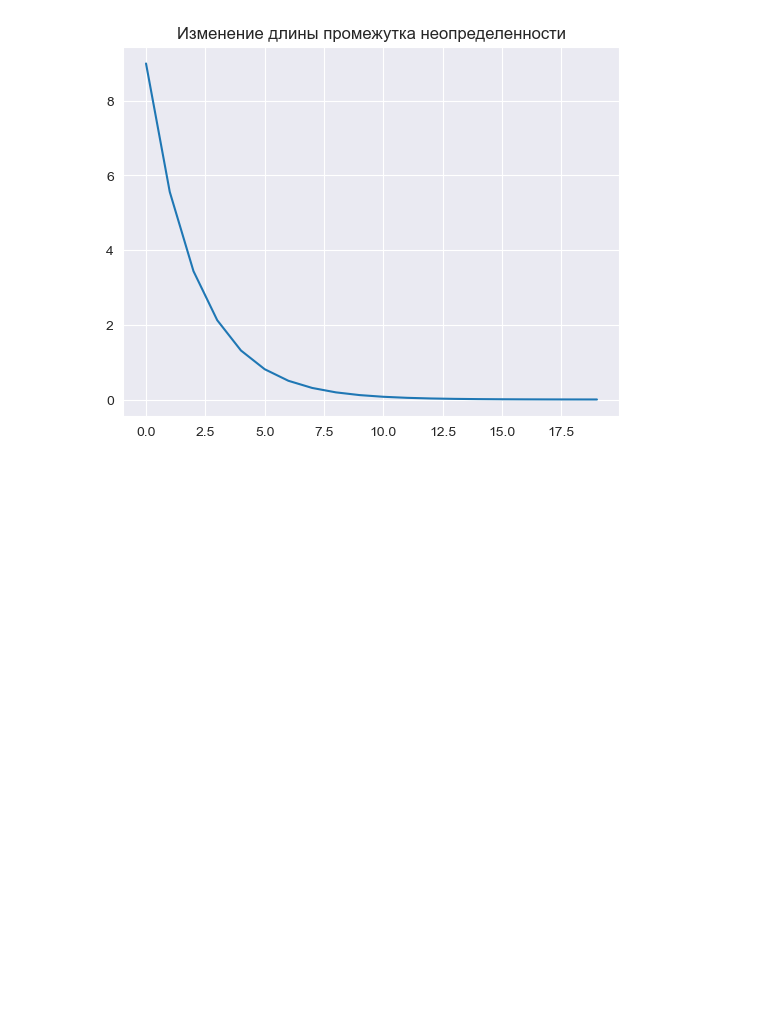
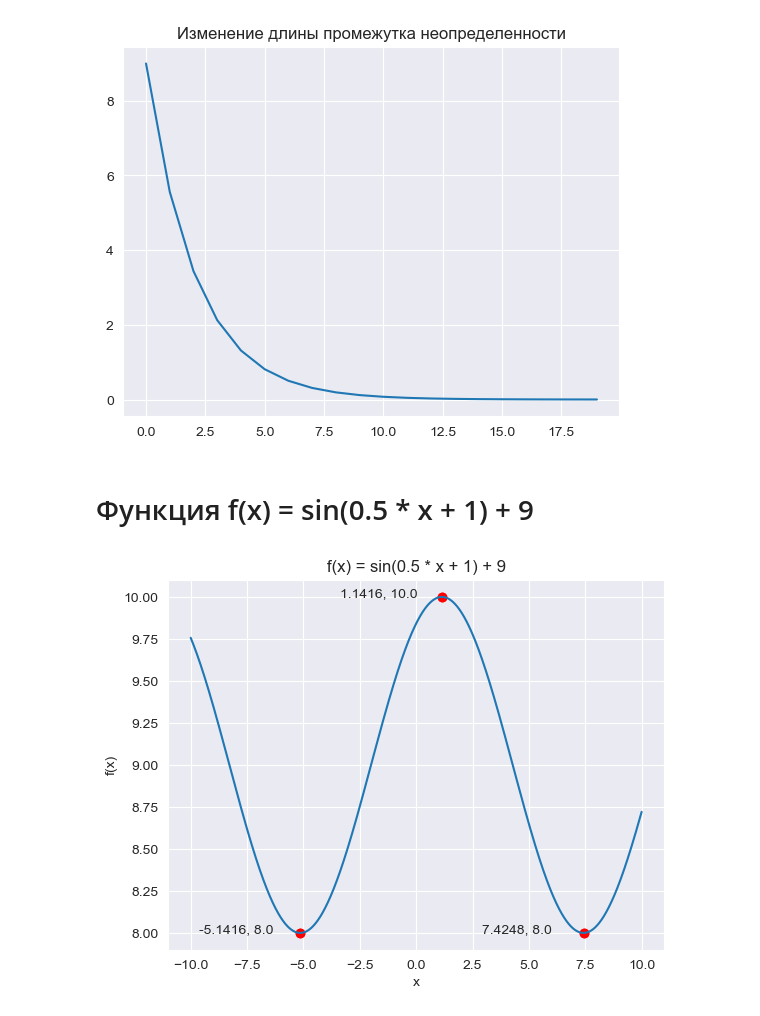
Before and after one commit to vorandpav/MathAnalLab, a Jupyter notebook: MathAnalLab.ipynb, the cells around one changed output. Cells and saved outputs as stored; diff of their text form; code cells hidden in the pictures; blank space fills up the shorter version.

```diff
--- a/MathAnalLab.ipynb
+++ b/MathAnalLab.ipynb
@@ -217,3 +192,26 @@ eps = 0.001
 [figure]
 [figure]
 [figure]
+# %% [markdown]
+# Функция f(x) = sin(0.5 * x + 1) + 9
+# %%
+f = lambda x: np.sin(0.5 * x + 1) + 9
+x = np.linspace(-10, 10, 5000)
+y = f(x)
+
+x1 = 1.14159
+x2 = 1.14159 + 2 * np.pi #7.424775307179586
+x3 = 1.14159 - 2 * np.pi #-5.141595307179586
+plt.scatter([x1, x2, x3], [f(x1), f(x2), f(x3)], c='r')
+
+plt.plot(x, y)
+plt.xlabel('x')
+plt.ylabel('f(x)')
+plt.title("f(x) = sin(0.5 * x + 1) + 9")
+plt.scatter((x1, x2, x3), (f(x1), f(x2), f(x3)), c='r')
+plt.text(x1 - 4.5, f(x1), f'{round(x1, 4)}, {round(f(x1), 4)}')
+plt.text(x2 - 4.5, f(x2), f'{round(x2, 4)}, {round(f(x2), 4)}')
+plt.text(x3 - 4.5, f(x3), f'{round(x3, 4)}, {round(f(x3), 4)}')
+plt.show()
+# %% [output]
+[figure, added]
```
Also changed, not shown: parts of 11 cells of this notebook.
